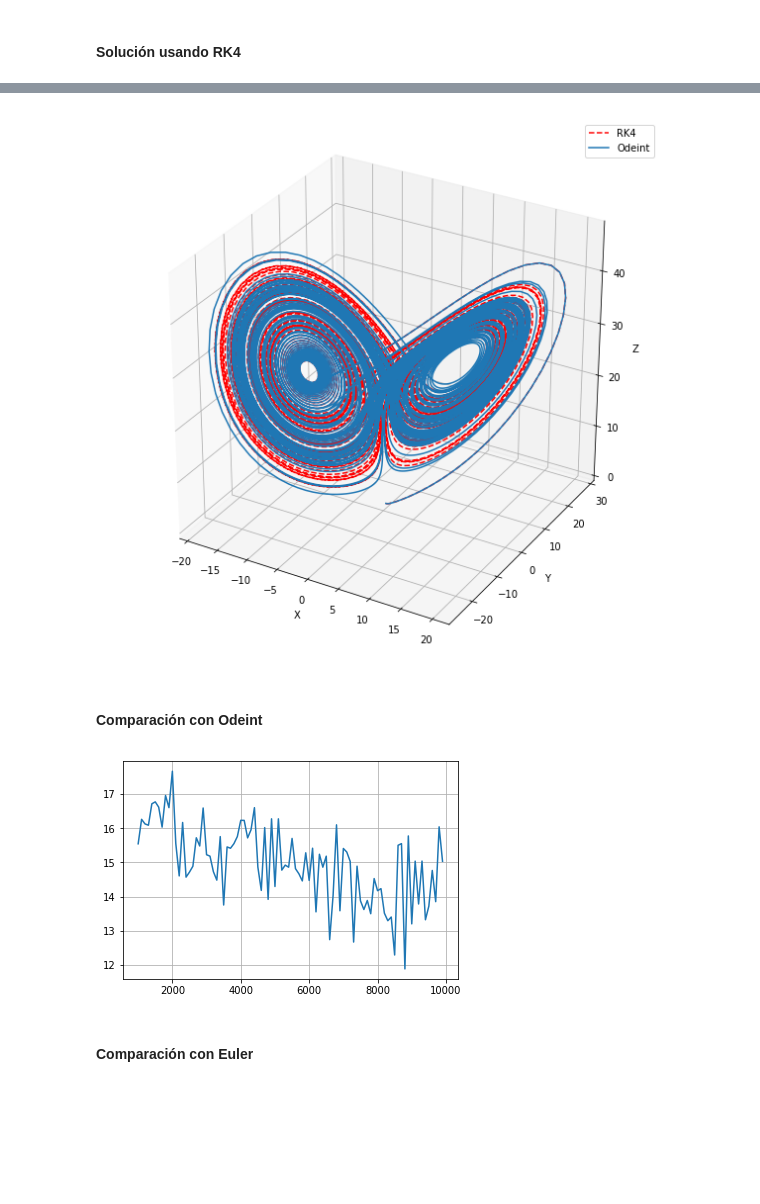
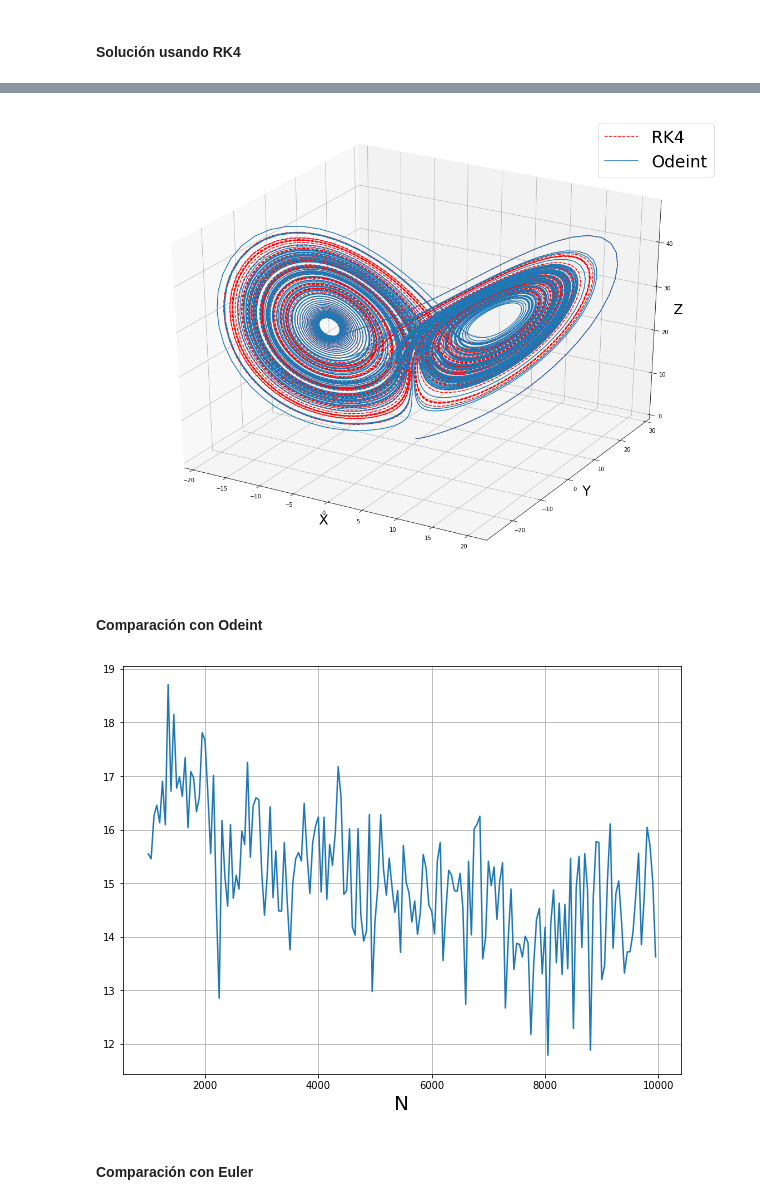
Before and after one commit to asantiagod/Lorentz_System, a Jupyter notebook: TrabajoFinal.ipynb, the cells around one changed output, grey strips where cells are left out. Saved outputs shown, nothing was run; the diff lists cells and outputs as text; code cells hidden in the pictures; blank space fills up the shorter version.

```diff
--- a/TrabajoFinal.ipynb
+++ b/TrabajoFinal.ipynb
@@ -130,31 +130,30 @@ plt.show()
 # %%
-fig = plt.figure(figsize=(10,10))
+fig = plt.figure(figsize=(20,15))
 ax = fig.gca(projection='3d')
 
 sol = rk4.solve(lorentz, X0, 0., 100., 10000, param)
 t = sol[0]
 x = sol[1][:,0]
 y = sol[1][:,1]
 z = sol[1][:,2]
 ax.plot(x, y, z,'--r',label="RK4")
 
 sol = odeint(lorentz, X0, t, args=(param,))
 ax.plot(sol[:,0], sol[:,1], sol[:,2],label="Odeint")
-ax.set_xlabel("X")
-ax.set_ylabel("Y")
-ax.set_zlabel("Z")
+ax.set_xlabel("X",fontsize=25)
+ax.set_ylabel("Y",fontsize=25)
+ax.set_zlabel("Z",fontsize=25)
 
-plt.legend()
+plt.legend(fontsize=30)
 #Rotación del punto de vista para que coincida con el ejemplo
 #ax.view_init(22, -162)
 plt.show()
 # %% [output]
-[figure, old version]
+[figure, new version]
 # %% [markdown]
 #### Comparación con Odeint
 # %%
 N = []
-difEulerRk4 = []
 difOdeintRk4 = []
 for n in range(1000,10000,100):
     sRk4 = rk4.solve(lorentz, X0, 0., 100., n, param)
@@ -162,12 +161,13 @@ for n in range(1000,10000,100):
     difOdeintRk4.append(distance([sRk4[1][:,0],sRk4[1][:,1],sRk4[1][:,2]],
                              [sOdeint[:,0],sOdeint[:,1],sOdeint[:,2]]).mean())
     N.append(n)
-
+plt.figure(figsize=(10,7.5))
 plt.plot(N,difOdeintRk4)
+plt.xlabel("N",fontsize=20)
 plt.grid()
 plt.show()
 # %% [output]
-[figure, old version]
+[figure, new version]
 # %% [markdown]
 #### Comparación con Euler
 # %%
```
Also changed, not shown: parts of 7 cells of this notebook, 9 other files.
